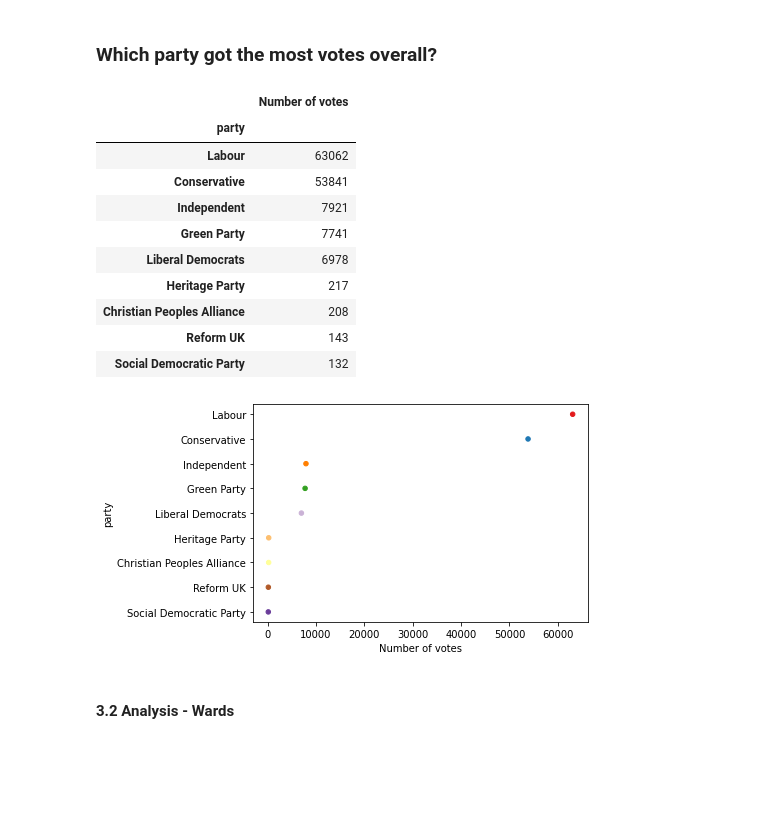
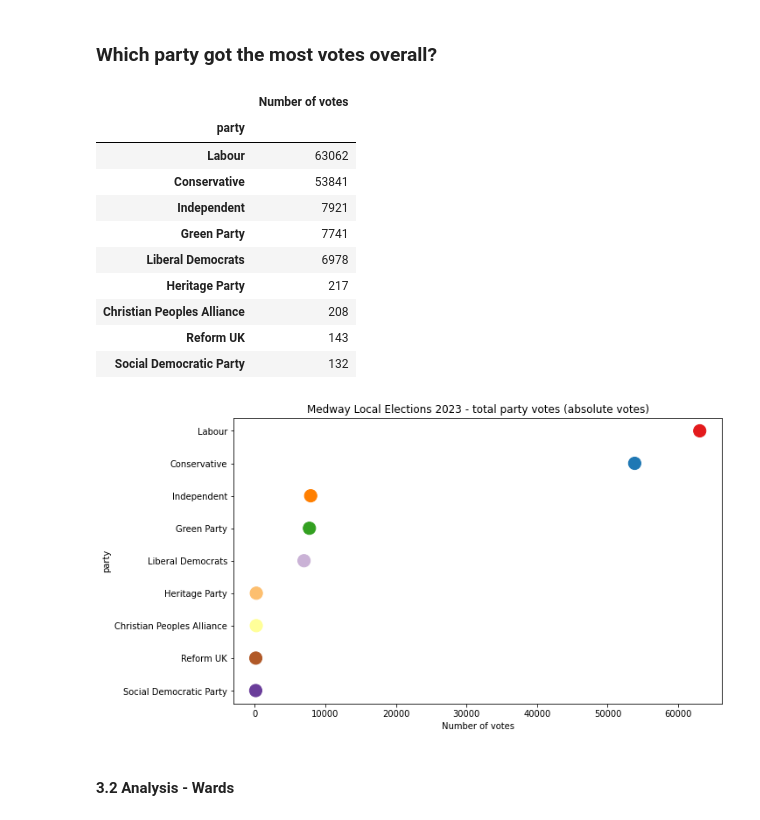
Before and after one commit to quinnphil/medway-local-elections-2023, a Jupyter notebook: Medway - Local Election Results.ipynb, the cells around one changed output. Saved outputs shown, nothing was run; the diff lists cells and outputs as text; code cells hidden in the pictures; blank space fills up the shorter version.

Commit message:
Graph tweaks. SVG map started

```diff
--- a/Medway - Local Election Results.ipynb
+++ b/Medway - Local Election Results.ipynb
@@ -393,29 +398,33 @@ df_results.sort_values(by='Number of votes', ascending=False).head(15)
 # %%
 
 
 display(df_results.groupby(['party']).sum().sort_values(by='Number of votes', ascending=False))
 
 _df = (
     df_results.groupby(['party']).sum().sort_values(by='Number of votes', ascending=True)
     .reset_index()
 )
 
-_df.plot(kind='scatter', x='Number of votes', y='party', c=_df['party'].map(map_colors))
+_df.plot(kind='scatter', x='Number of votes', y='party',
+         s=200,
+         c=_df['party'].map(map_colors),
+        figsize=(10,6),
+        title='Medway Local Elections 2023 - total party votes (absolute votes)')
 
 plt.show()
 # %% [output]
 |  | Number of votes |
 | party |  |
 | Labour | 63062 |
 | Conservative | 53841 |
 | Independent | 7921 |
 | Green Party | 7741 |
 | Liberal Democrats | 6978 |
 | Heritage Party | 217 |
 | Christian Peoples Alliance | 208 |
 | Reform UK | 143 |
 | Social Democratic Party | 132 |
-[figure, old version]
+[figure, new version]
 # %% [markdown]
 #### 3.2 Analysis - Wards
 # %%
```
Also changed, not shown: parts of 4 cells of this notebook, 3 other files.
